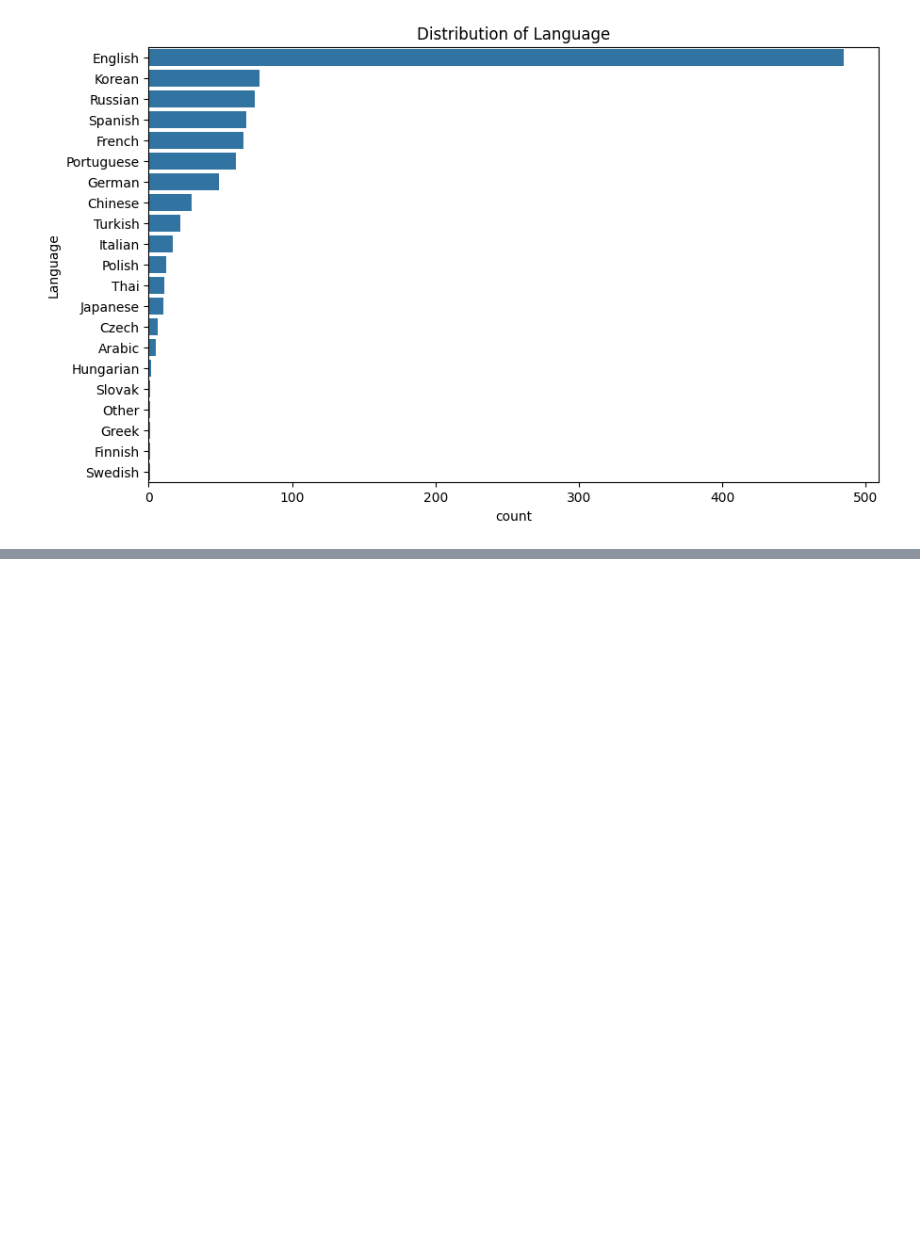
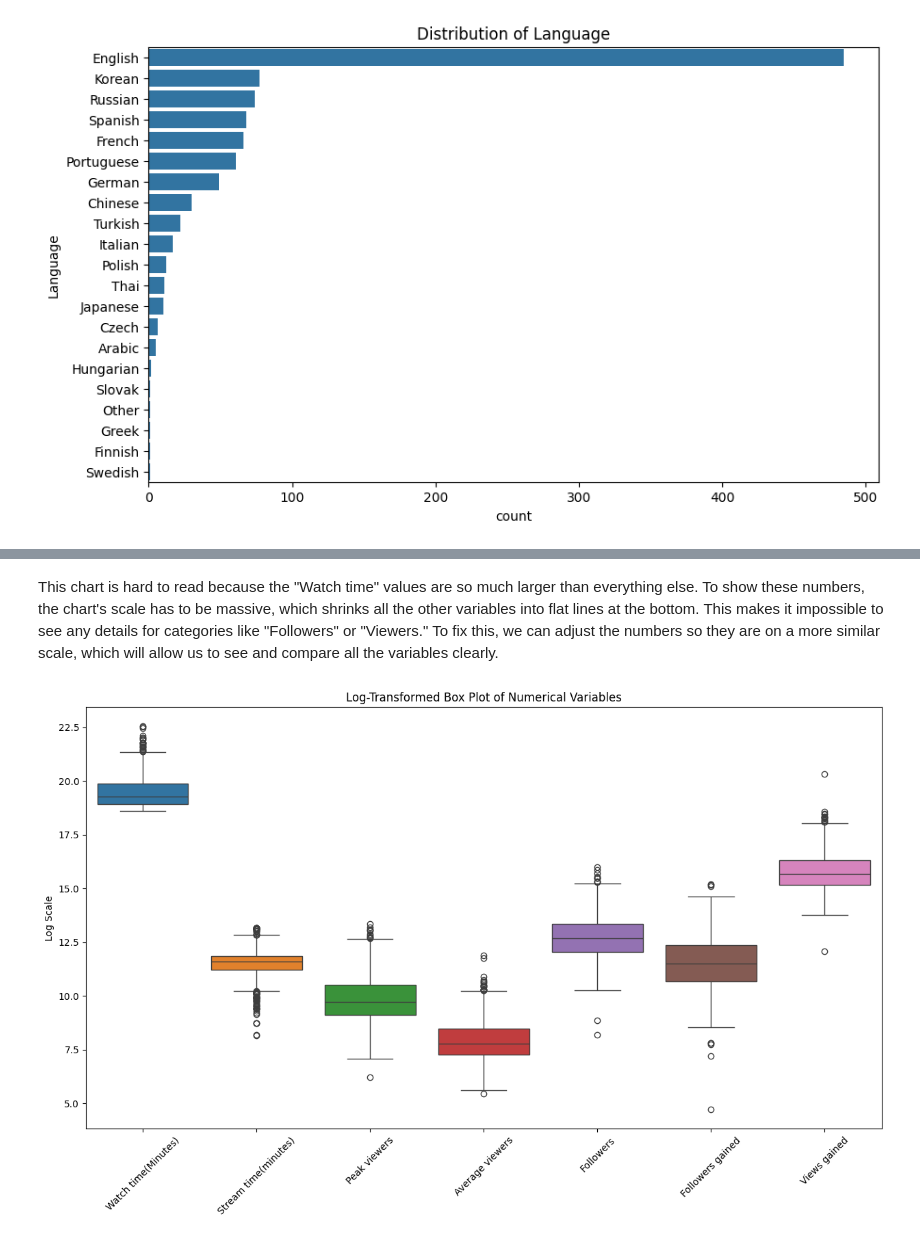
Before and after one commit to datasheng/csc46000-team-project-4727, a Jupyter notebook: EDA_SteamerData.ipynb, the cells around one changed output, grey strips where cells are left out. Drawn from its saved outputs; the diff is of its cells as text; code cells hidden in the pictures; blank space fills up the shorter version.

```diff
--- a/EDA_SteamerData.ipynb
+++ b/EDA_SteamerData.ipynb
@@ -114,0 +127,16 @@ for col in categorical_cols:
+# %% [markdown]
+This chart is hard to read because the "Watch time" values are so much larger than everything else. To show these numbers, the chart's scale has to be massive, which shrinks all the other variables into flat lines at the bottom. This makes it impossible to see any details for categories like "Followers" or "Viewers." To fix this, we can adjust the numbers so they are on a more similar scale, which will allow us to see and compare all the variables clearly.
+# %%
+# Apply a log transformation
+# We use np.log1p which calculates log(1 + x) to handle any zero values gracefully
+df_log_transformed = df[numerical_cols].apply(np.log1p)
+
+# Create the box plot with the transformed data
+plt.figure(figsize=(15, 8))
+sns.boxplot(data=df_log_transformed)
+plt.title('Log-Transformed Box Plot of Numerical Variables')
+plt.ylabel('Log Scale')
+plt.xticks(rotation=45)
+plt.show()
+# %% [output]
+[figure, added]
```
Also changed, not shown: parts of 4 cells of this notebook.
